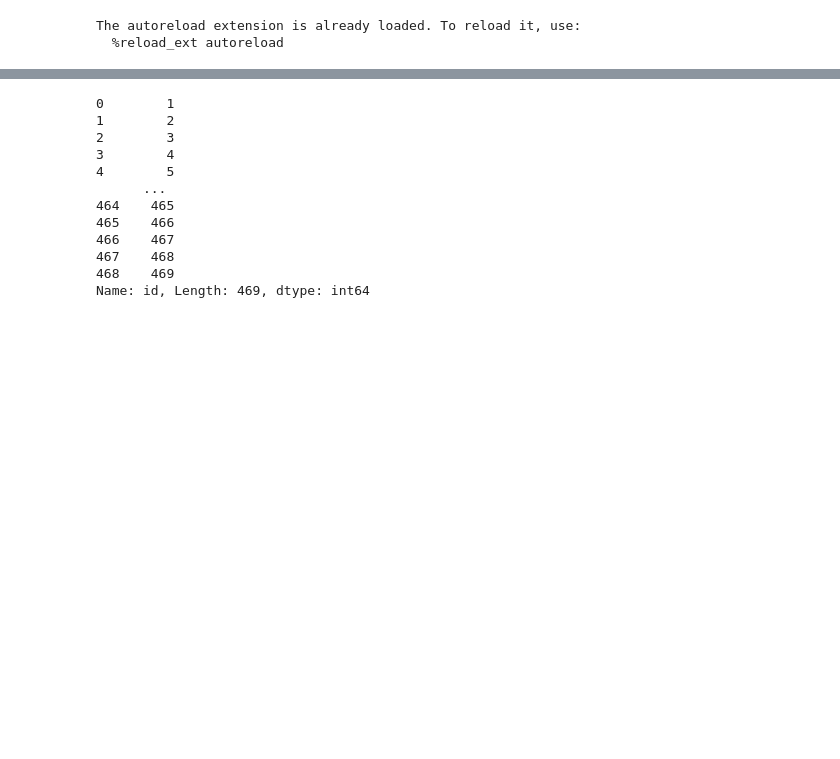
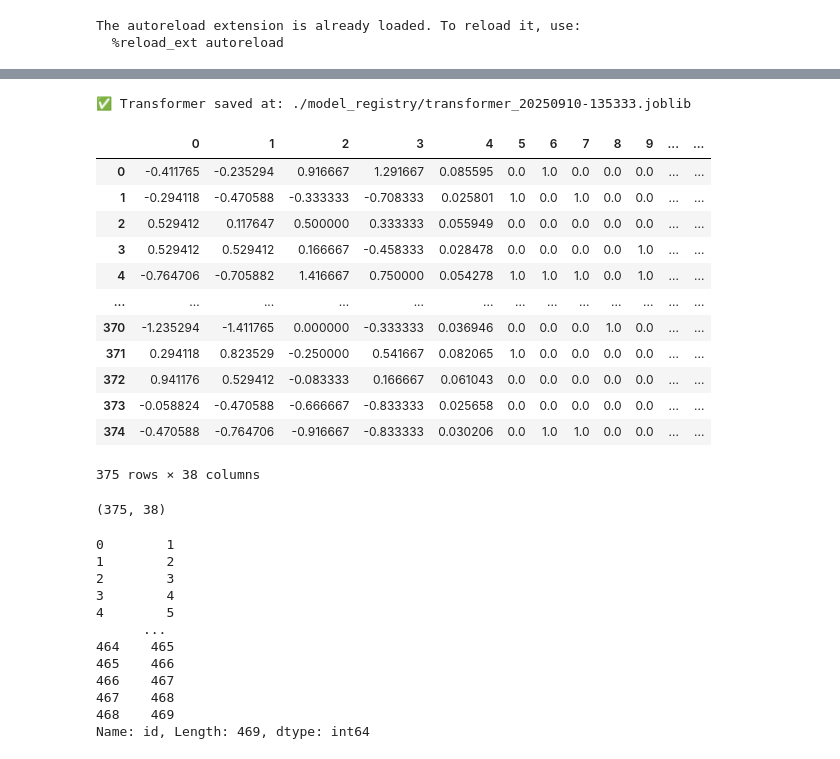
Before and after one commit to marzecovaa/spark, a Jupyter notebook: notebooks/final_model_anna_boss_5.ipynb, the cells around one changed output, grey strips where cells are left out. Cells and saved outputs as stored; diff of their text form; code cells hidden in the pictures; blank space fills up the shorter version.

```diff
--- a/notebooks/final_model_anna_boss_5.ipynb
+++ b/notebooks/final_model_anna_boss_5.ipynb
@@ -45,3 +56,25 @@ X_q_data, y_data, id_list = load_q_data(raw_prep_dir + 'merged_dfq.csv')
+# %%
+X_q_train_test, X_q_test_test, y_train_test, y_test_test = preprocessor(raw_prep_dir + 'merged_dfq.csv')
+pd.DataFrame(X_q_train_test)
+# %% [output]
+✅ Transformer saved at: ./model_registry/transformer_20250910-135333.joblib
+|  | 0 | 1 | 2 | 3 | 4 | 5 | 6 | 7 | 8 | 9 | ... | ... |
+| 0 | -0.411765 | -0.235294 | 0.916667 | 1.291667 | 0.085595 | 0.0 | 1.0 | 0.0 | 0.0 | 0.0 | ... | ... |
+| 1 | -0.294118 | -0.470588 | -0.333333 | -0.708333 | 0.025801 | 1.0 | 0.0 | 1.0 | 0.0 | 0.0 | ... | ... |
+| 2 | 0.529412 | 0.117647 | 0.500000 | 0.333333 | 0.055949 | 0.0 | 0.0 | 0.0 | 0.0 | 0.0 | ... | ... |
+| 3 | 0.529412 | 0.529412 | 0.166667 | -0.458333 | 0.028478 | 0.0 | 0.0 | 0.0 | 0.0 | 1.0 | ... | ... |
+| 4 | -0.764706 | -0.705882 | 1.416667 | 0.750000 | 0.054278 | 1.0 | 1.0 | 1.0 | 0.0 | 1.0 | ... | ... |
+| ... | ... | ... | ... | ... | ... | ... | ... | ... | ... | ... | ... | ... |
+| 370 | -1.235294 | -1.411765 | 0.000000 | -0.333333 | 0.036946 | 0.0 | 0.0 | 0.0 | 1.0 | 0.0 | ... | ... |
+| 371 | 0.294118 | 0.823529 | -0.250000 | 0.541667 | 0.082065 | 1.0 | 0.0 | 0.0 | 0.0 | 0.0 | ... | ... |
+| 372 | 0.941176 | 0.529412 | -0.083333 | 0.166667 | 0.061043 | 0.0 | 0.0 | 0.0 | 0.0 | 0.0 | ... | ... |
+| 373 | -0.058824 | -0.470588 | -0.666667 | -0.833333 | 0.025658 | 0.0 | 0.0 | 0.0 | 0.0 | 0.0 | ... | ... |
+| 374 | -0.470588 | -0.764706 | -0.916667 | -0.833333 | 0.030206 | 0.0 | 1.0 | 1.0 | 0.0 | 0.0 | ... | ... |
+375 rows × 38 columns
+# %%
+X_q_train_test.shape
+# %% [output]
+(375, 38)
 # %%
 id_list
 # %% [output]
```
Also changed, not shown: parts of 18 cells of this notebook.
